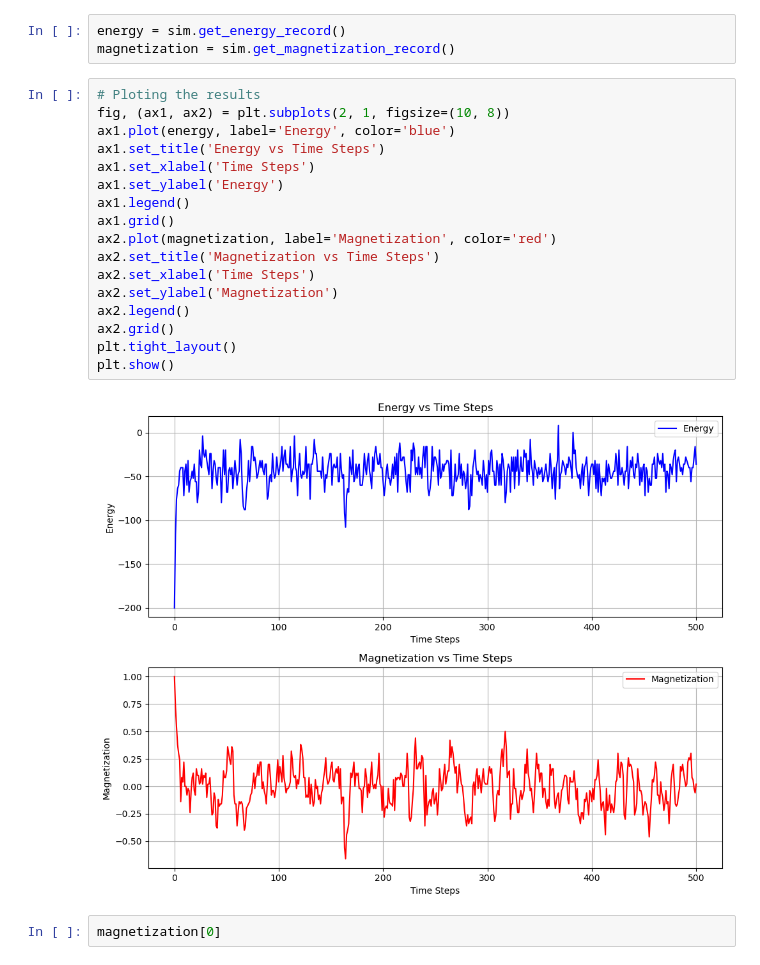
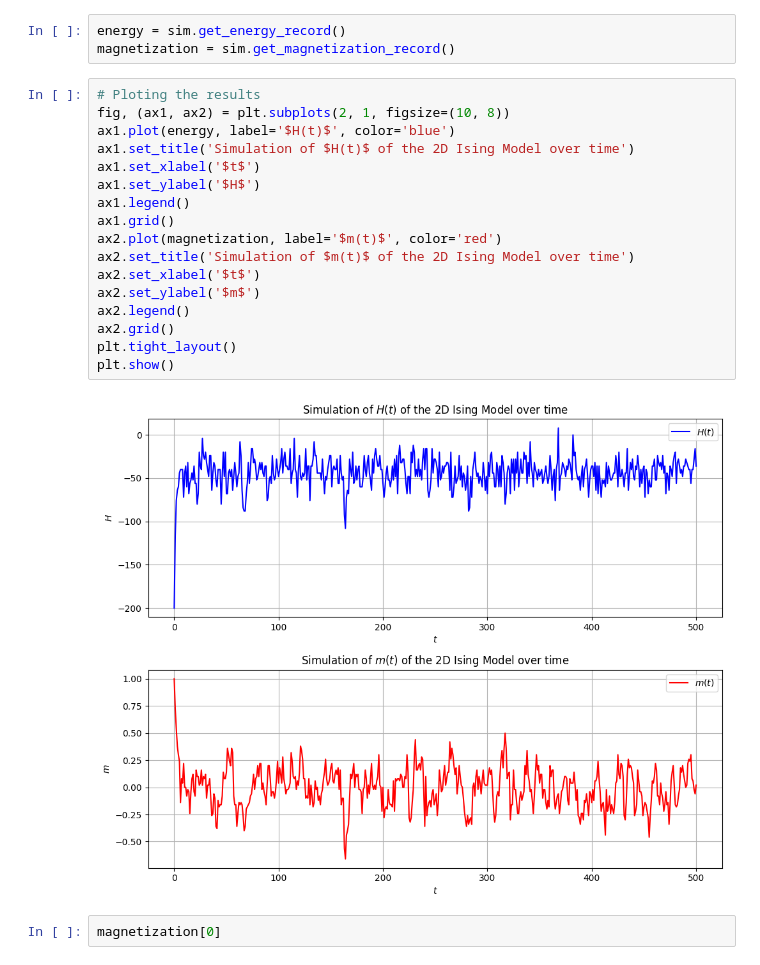
Before and after one commit to novakilorant/Monte-Carlo-Ising, a Jupyter notebook: simulator.ipynb, the cells around one changed output. Cells and saved outputs as stored; diff of their text form.

```diff
--- a/simulator.ipynb
+++ b/simulator.ipynb
@@ -29,22 +29,22 @@ magnetization = sim.get_magnetization_record()
 # %%
 # Ploting the results
 fig, (ax1, ax2) = plt.subplots(2, 1, figsize=(10, 8))
-ax1.plot(energy, label='Energy', color='blue')
-ax1.set_title('Energy vs Time Steps')
-ax1.set_xlabel('Time Steps')
-ax1.set_ylabel('Energy')
+ax1.plot(energy, label='$H(t)$', color='blue')
+ax1.set_title('Simulation of $H(t)$ of the 2D Ising Model over time')
+ax1.set_xlabel('$t$')
+ax1.set_ylabel('$H$')
 ax1.legend()
 ax1.grid()
-ax2.plot(magnetization, label='Magnetization', color='red')
-ax2.set_title('Magnetization vs Time Steps')
-ax2.set_xlabel('Time Steps')
-ax2.set_ylabel('Magnetization')
+ax2.plot(magnetization, label='$m(t)$', color='red')
+ax2.set_title('Simulation of $m(t)$ of the 2D Ising Model over time')
+ax2.set_xlabel('$t$')
+ax2.set_ylabel('$m$')
 ax2.legend()
 ax2.grid()
 plt.tight_layout()
 plt.show()
 # %% [output]
-[figure, old version]
+[figure, new version]
 # %%
 magnetization[0]
 # %% [output]
```
Also changed, not shown: parts of 10 cells of this notebook, 1 other file.
